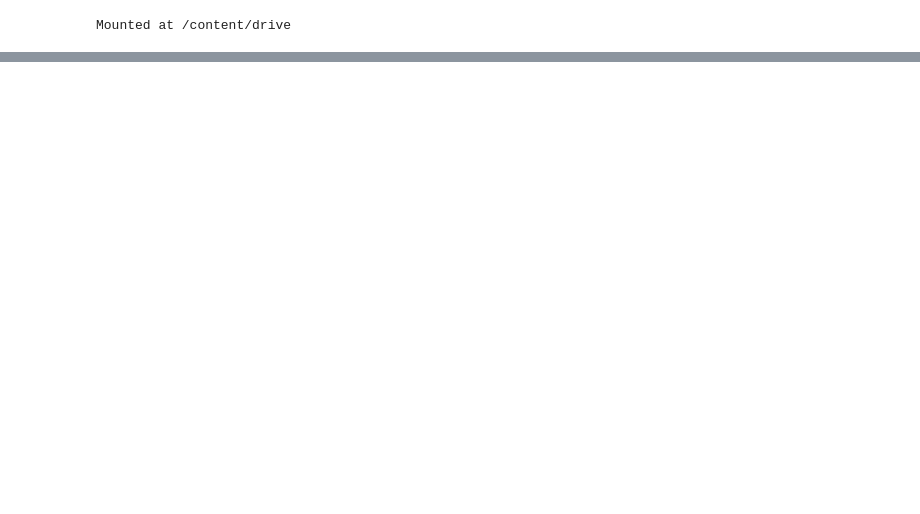
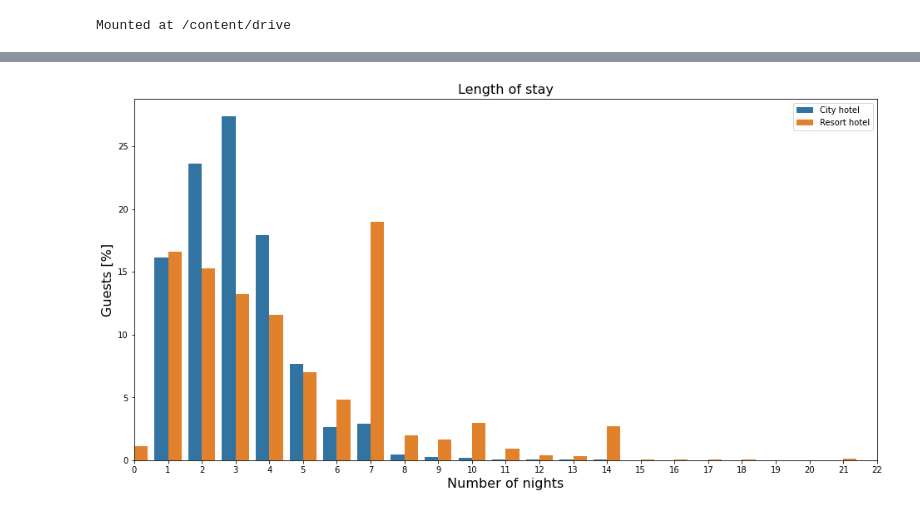
Before and after one commit to ssweta3seal/HotelBookingAnalysis, a Jupyter notebook: Hotel_Booking_Analysis_Capstone_Project.ipynb, the cells around one changed output, grey strips where cells are left out. Saved outputs shown, nothing was run; the diff lists cells and outputs as text; code cells hidden in the pictures; blank space fills up the shorter version.

```diff
--- a/Hotel_Booking_Analysis_Capstone_Project.ipynb
+++ b/Hotel_Booking_Analysis_Capstone_Project.ipynb
@@ -440,0 +240,26 @@ d
+# %%
+#storing the the cancelation values
+Resort = hotel_data.loc[(hotel_data["hotel"] == "Resort Hotel") & (hotel_data["is_canceled"] == 0)]
+City = hotel_data.loc[(hotel_data["hotel"] == "City Hotel") & (hotel_data["is_canceled"] == 0)]
+# %%
+#length of stay
+Resort["total_nights"] = Resort["stays_in_weekend_nights"] + Resort["stays_in_week_nights"]
+City["total_nights"] = City["stays_in_weekend_nights"] + City["stays_in_week_nights"]
+
+num_nights_res = list(Resort["total_nights"].value_counts().index)
+num_bookings_res = list(Resort["total_nights"].value_counts())
+rel_bookings_res = Resort["total_nights"].value_counts() / sum(num_bookings_res) *100 # convert to percent
+
+num_nights_cty = list(City["total_nights"].value_counts().index)
+num_bookings_cty = list(City["total_nights"].value_counts())
+rel_bookings_cty = City["total_nights"].value_counts() / sum(num_bookings_cty) *100 # convert to percent
+
+res_nights = pd.DataFrame({"hotel": "Resort hotel",
+                           "num_nights": num_nights_res,
+                           "rel_num_bookings": rel_bookings_res})
+
+cty_nights = pd.DataFrame({"hotel": "City hotel",
+                           "num_nights": num_nights_cty,
+                           "rel_num_bookings": rel_bookings_cty})
+
+nights_data = pd.concat([res_nights, cty_nights], ignore_index=True)
@@ -440,0 +277,12 @@ d
+# %%
+plt.figure(figsize=(16, 8))
+sns.barplot(x = "num_nights", y = "rel_num_bookings", hue="hotel", data=nights_data,
+            hue_order = ["City hotel", "Resort hotel"])
+plt.title("Length of stay", fontsize=16)
+plt.xlabel("Number of nights", fontsize=16)
+plt.ylabel("Guests [%]", fontsize=16)
+plt.legend(loc="upper right")
+plt.xlim(0,22)
+plt.show()
+# %% [output]
+[figure, added]
```
Also changed, not shown: parts of 130 cells of this notebook.
